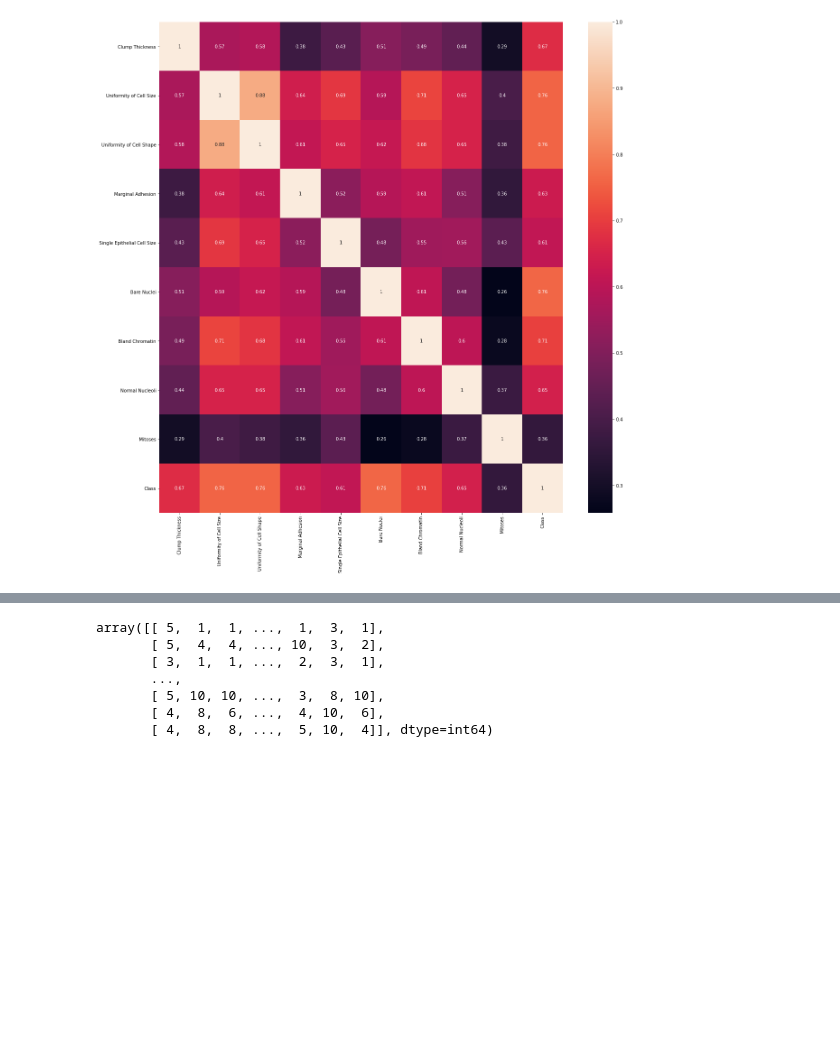
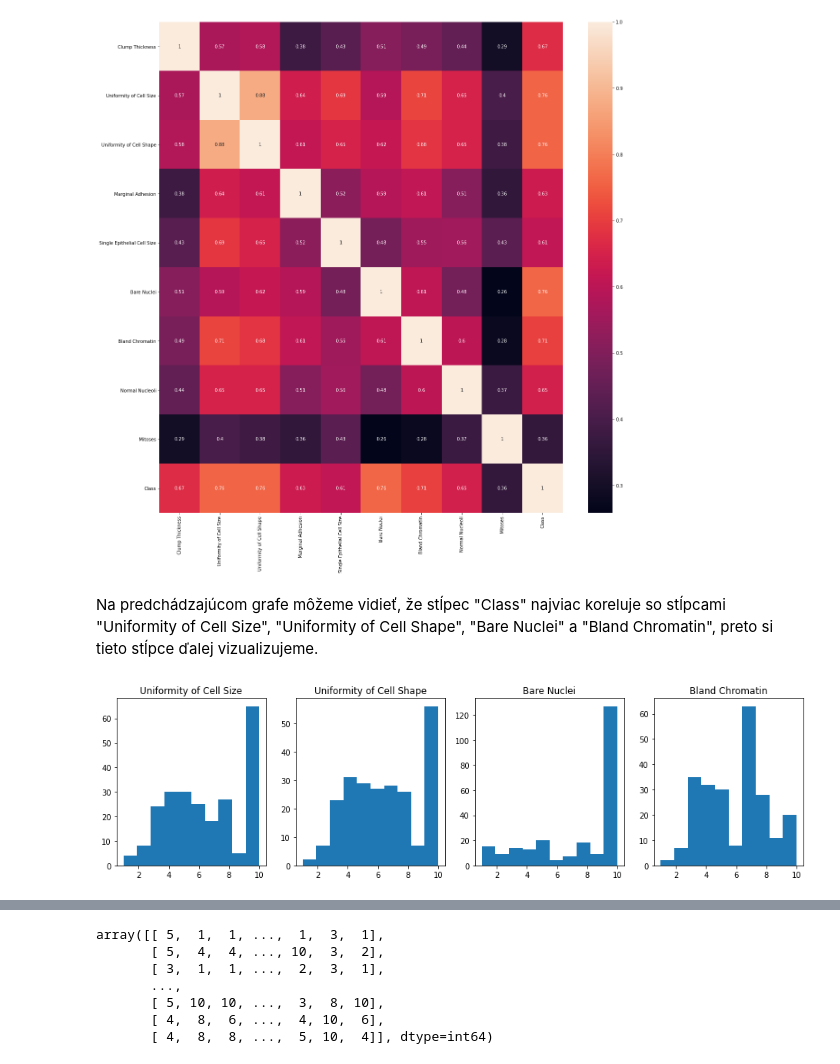
Before and after one commit to AMi-bot/Mikova_NS2021, a Jupyter notebook: mikova_ns2021.ipynb, the cells around one changed output, grey strips where cells are left out. Saved outputs shown, nothing was run; the diff lists cells and outputs as text; code cells hidden in the pictures; blank space fills up the shorter version.

Commit message:
pridanie komentarov, vizualizacia relevantnych stlpcov, skalovanie

```diff
--- a/mikova_ns2021.ipynb
+++ b/mikova_ns2021.ipynb
@@ -81,3 +93,28 @@ sb.heatmap(corrMatrix, annot=True)
 plt.show()
 # %% [output]
 [figure]
+# %% [markdown]
+Na predchádzajúcom grafe môžeme vidieť, že stĺpec "Class" najviac koreluje so stĺpcami "Uniformity of Cell Size", "Uniformity of Cell Shape", "Bare Nuclei" a "Bland Chromatin", preto si tieto stĺpce ďalej vizualizujeme.
+# %%
+#vizualizacia relevantnych stlpcov pre "Class" == 1
+#teda pocty pacientok so zhubnou rakovinou pre jednotlive hodnoty v danych stlpcoch - histogramy
+
+malignant = dataset.loc[(dataset['Class'] == 1)]
+
+fig, ax = plt.subplots(1,4,figsize=(16, 4) )
+
+i = 0
+j = 0
+
+col = malignant.columns[1:3]
+col = col.append(malignant.columns[5:7])
+
+for c in col:
+    ax[i].hist(malignant[c])
+    ax[i].set_title(c)
+    i = i + 1
+
+fig.subplots_adjust(hspace=1, wspace=0.2)
+plt.show()
+# %% [output]
+[figure, added]
```
Also changed, not shown: parts of 13 cells of this notebook.
